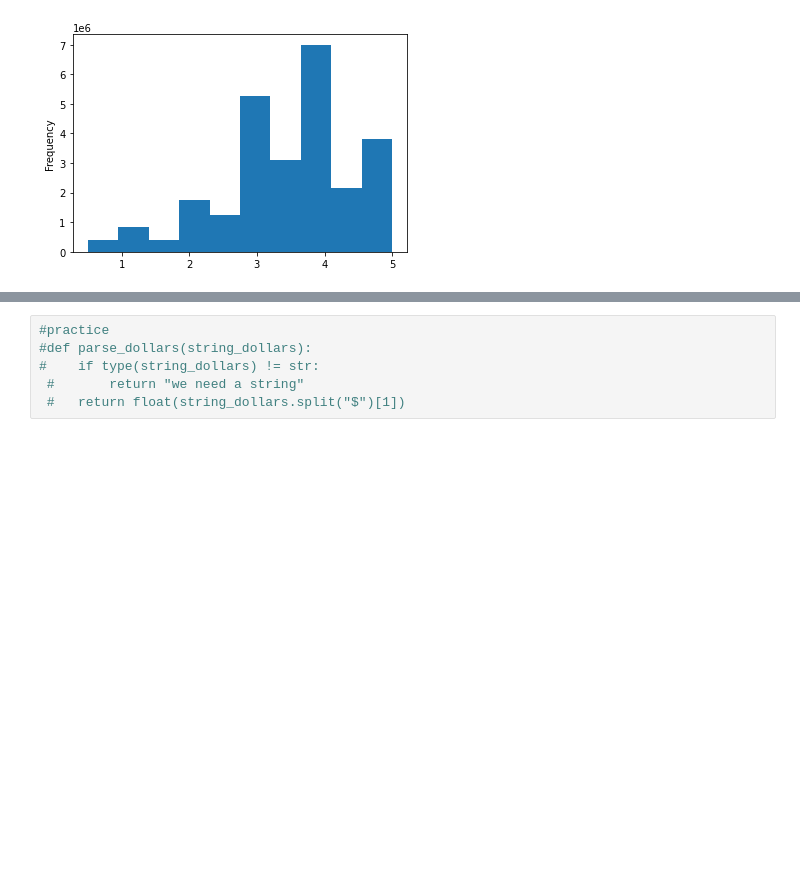
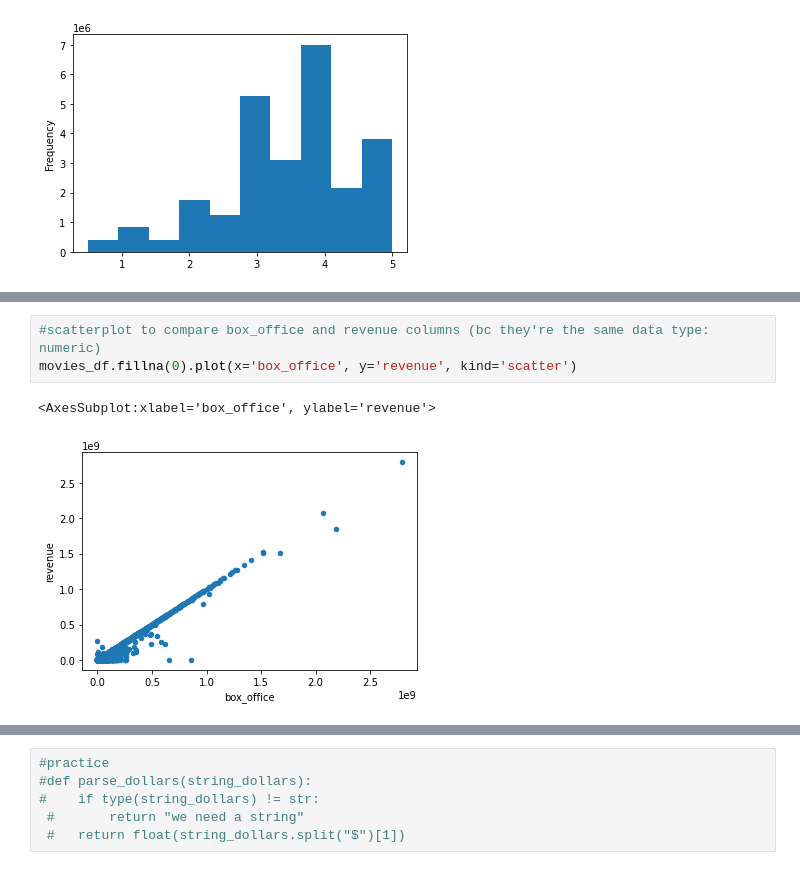
Before and after one commit to KimBro763/Movies-ETL, a Jupyter notebook: wikipedia_movies.ipynb, the cells around one changed output, grey strips where cells are left out. Drawn from its saved outputs; the diff is of its cells as text; blank space fills up the shorter version.

```diff
--- a/wikipedia_movies.ipynb
+++ b/wikipedia_movies.ipynb
@@ -958,0 +1034,6 @@ Name: rating, dtype: float64
+# %%
+#scatterplot to compare box_office and revenue columns (bc they're the same data type: numeric)
+movies_df.fillna(0).plot(x='box_office', y='revenue', kind='scatter')
+# %% [output]
+<AxesSubplot:xlabel='box_office', ylabel='revenue'>
+[figure, added]
```
Also changed, not shown: parts of 27 cells of this notebook.
